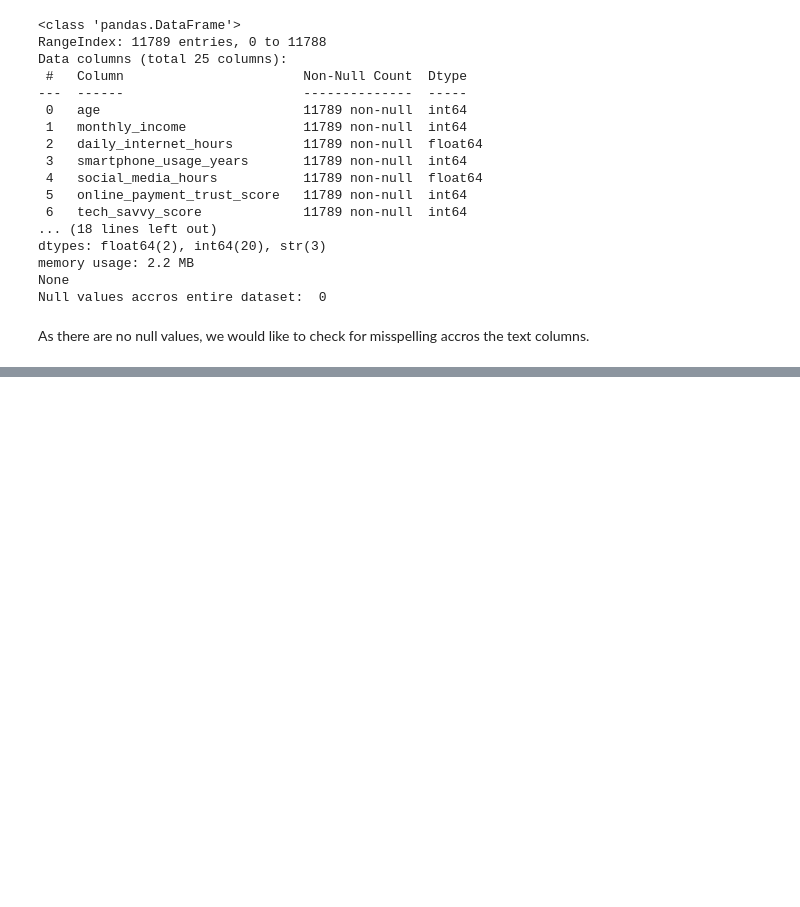
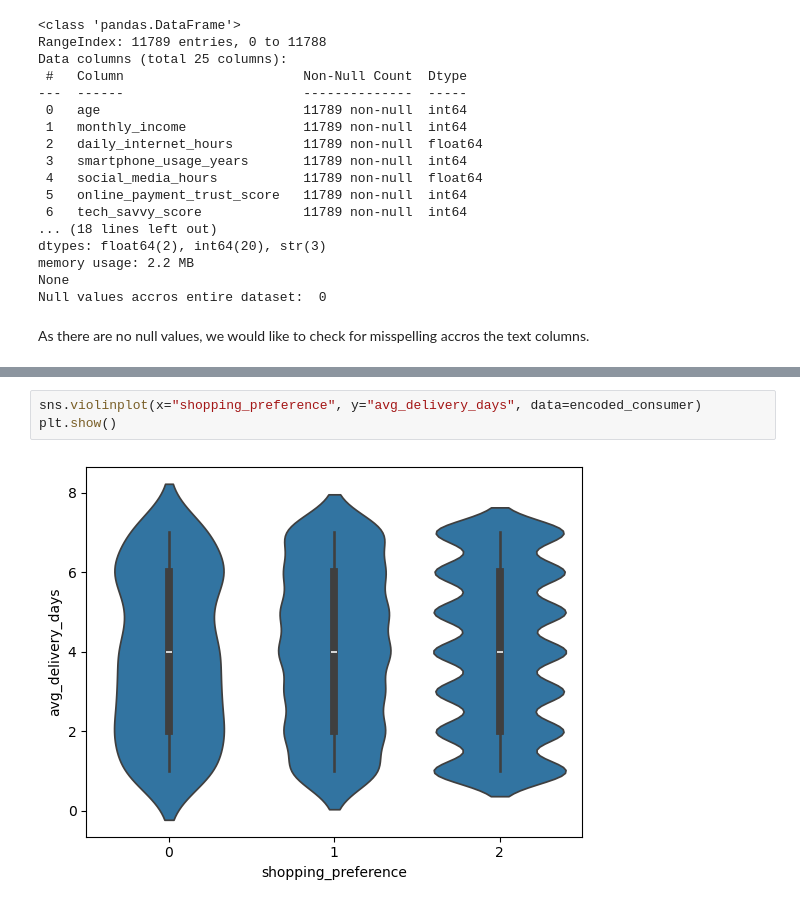
Before and after one commit to TrabucooX/Consumer-Shopping-Trends-Analysis, a Jupyter notebook: notebooks/trend_analysis.ipynb, the cells around one changed output, grey strips where cells are left out. Drawn from its saved outputs; the diff is of its cells as text; blank space fills up the shorter version.

```diff
--- a/notebooks/trend_analysis.ipynb
+++ b/notebooks/trend_analysis.ipynb
@@ -39,0 +117,5 @@ As there are no null values, we would like to check for misspelling accros the t
+# %%
+sns.violinplot(x="shopping_preference", y="avg_delivery_days", data=encoded_consumer)
+plt.show()
+# %% [output]
+[figure, added]
```
Also changed, not shown: parts of 17 cells of this notebook, 1 other file.
